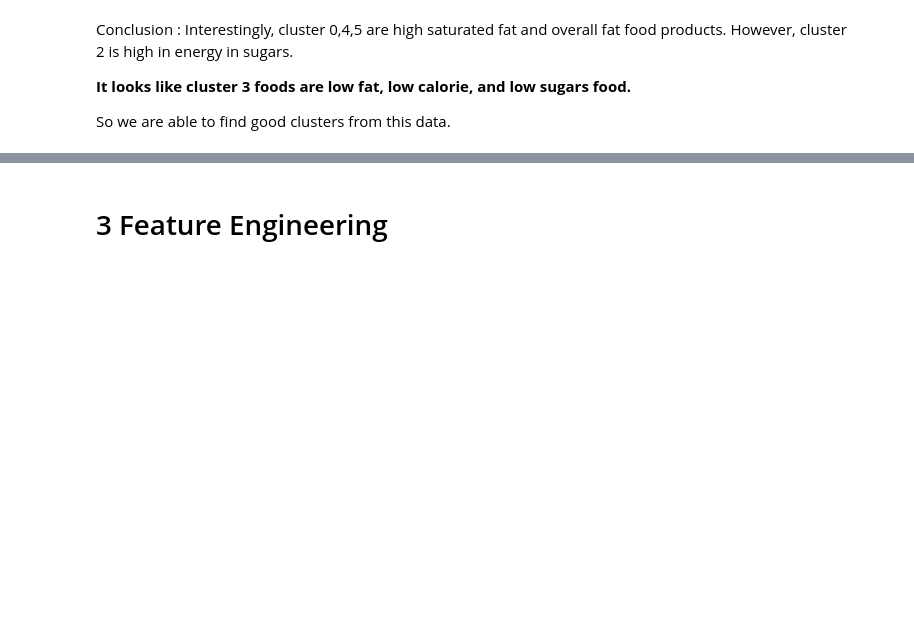
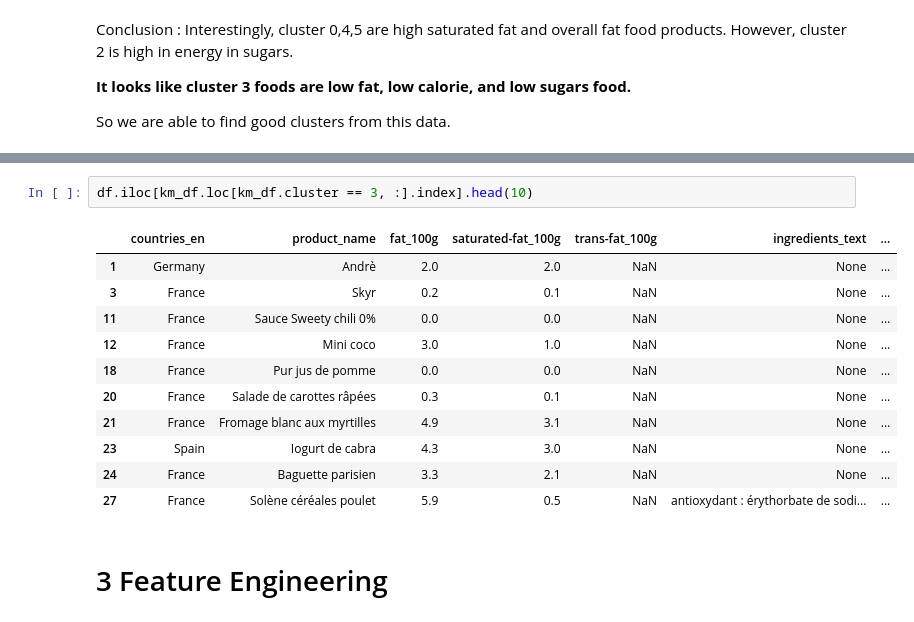
Before and after one commit to raman-bhatia/cis_5450_final_project, a Jupyter notebook: CIS5450_Project_draft_shared.ipynb, the cells around one changed output, grey strips where cells are left out. Cells and saved outputs as stored; diff of their text form; blank space fills up the shorter version.

```diff
--- a/CIS5450_Project_draft_shared.ipynb
+++ b/CIS5450_Project_draft_shared.ipynb
@@ -1034,3 +1046,17 @@ So we are able to find good clusters from this data.
+# %%
+df.iloc[km_df.loc[km_df.cluster == 3, :].index].head(10)
+# %% [output]
+|  | countries_en | product_name | fat_100g | saturated-fat_100g | trans-fat_100g | ingredients_text | ... |
+| 1 | Germany | Andrè | 2.0 | 2.0 | NaN | None | ... |
+| 3 | France | Skyr | 0.2 | 0.1 | NaN | None | ... |
+| 11 | France | Sauce Sweety chili 0% | 0.0 | 0.0 | NaN | None | ... |
+| 12 | France | Mini coco | 3.0 | 1.0 | NaN | None | ... |
+| 18 | France | Pur jus de pomme | 0.0 | 0.0 | NaN | None | ... |
+| 20 | France | Salade de carottes râpées | 0.3 | 0.1 | NaN | None | ... |
+| 21 | France | Fromage blanc aux myrtilles | 4.9 | 3.1 | NaN | None | ... |
+| 23 | Spain | Iogurt de cabra | 4.3 | 3.0 | NaN | None | ... |
+| 24 | France | Baguette parisien | 3.3 | 2.1 | NaN | None | ... |
+| 27 | France | Solène céréales poulet | 5.9 | 0.5 | NaN | antioxydant : érythorbate de sodi... | ... |
 # %% [markdown]
 # 3 Feature Engineering
 # %% [markdown]
```
Also changed, not shown: parts of 8 cells of this notebook.
